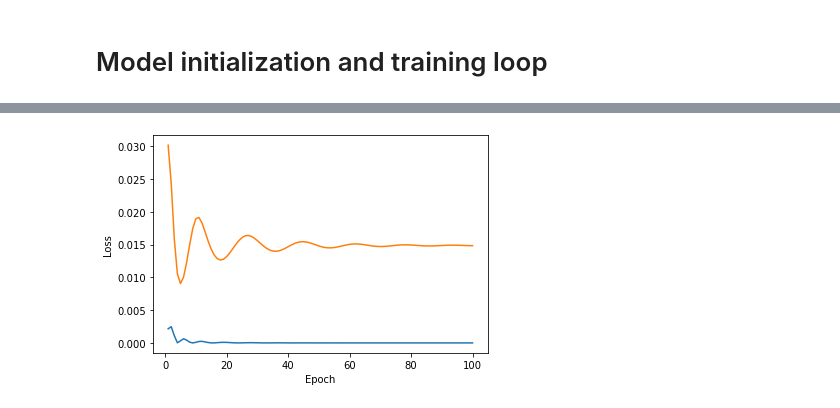
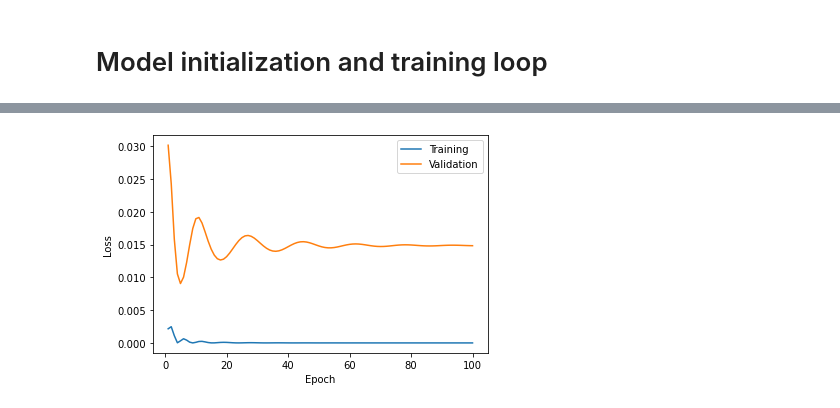
Before and after one commit to amadonavas/Stock_prediction_GRU, a Jupyter notebook: Stock_prediction_GRU.ipynb, the cells around one changed output, grey strips where cells are left out. Cells and saved outputs as stored; diff of their text form; code cells hidden in the pictures.

```diff
--- a/Stock_prediction_GRU.ipynb
+++ b/Stock_prediction_GRU.ipynb
@@ -193,11 +193,12 @@ Epoch 100/100  - loss: 1.805511639455896e-07
 # %%
 #We now want to see a graphical representation of the loss of our model
 epoch = list(np.linspace(1,100,100,))
-plt.plot(epoch, training_loss)
-plt.plot(epoch,validation_loss)
+plt.plot(epoch, training_loss, label = 'Training')
+plt.plot(epoch,validation_loss, label = 'Validation')
 plt.xlabel('Epoch')
 plt.ylabel('Loss')
+plt.legend()
 plt.show()
 plt.close()
 # %% [output]
-[figure, old version]
+[figure, new version]
```
